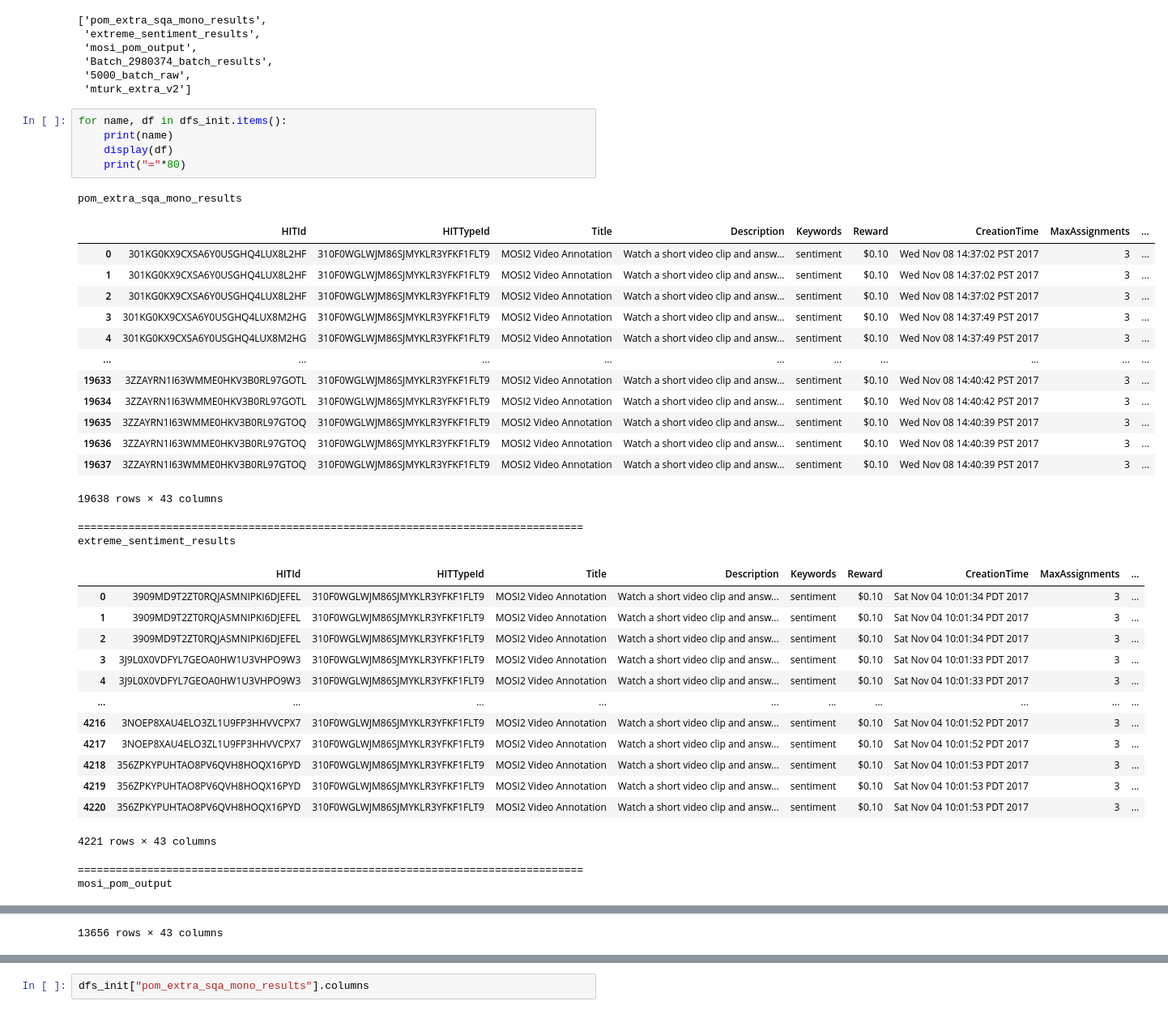
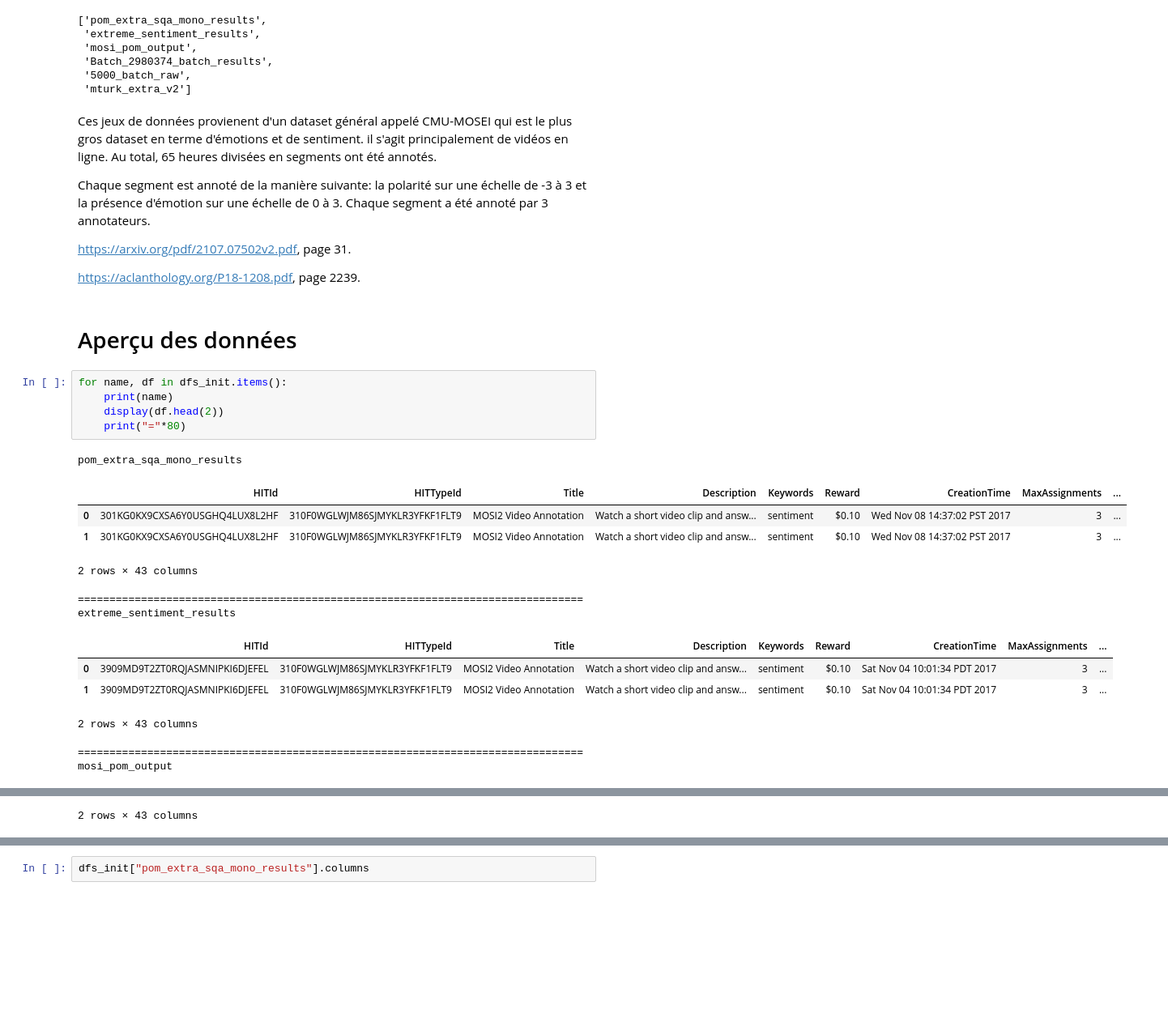
Before and after one commit to phgz/emotion, a Jupyter notebook: notebooks/labels-eda.ipynb, the cells around one changed output, grey strips where cells are left out. Shown at 81% size. Saved outputs shown, nothing was run; the diff lists cells and outputs as text; blank space fills up the shorter version.

```diff
--- a/notebooks/labels-eda.ipynb
+++ b/notebooks/labels-eda.ipynb
@@ -22,41 +31,33 @@ list(dfs_init.keys())
  'Batch_2980374_batch_results',
  '5000_batch_raw',
  'mturk_extra_v2']
+# %% [markdown]
+Ces jeux de données provienent d'un dataset général appelé CMU-MOSEI qui est le plus gros dataset en terme d'émotions et de sentiment. il s'agit principalement de vidéos en ligne. Au total, 65 heures divisées en segments ont été annotés.
+
+Chaque segment est annoté de la manière suivante: la polarité sur une échelle de -3 à 3 et la présence d'émotion sur une échelle de 0 à 3. Chaque segment a été annoté par 3 annotateurs.
+
+https://arxiv.org/pdf/2107.07502v2.pdf, page 31.
+
+https://aclanthology.org/P18-1208.pdf, page 2239.
+# %% [markdown]
+# Aperçu des données
 # %%
 for name, df in dfs_init.items():
     print(name)
-    display(df)
+    display(df.head(2))
     print("="*80)
 # %% [output]
 pom_extra_sqa_mono_results
 |  | HITId | HITTypeId | Title | Description | Keywords | Reward | CreationTime | MaxAssignments | ... |
 | 0 | 301KG0KX9CXSA6Y0USGHQ4LUX8L2HF | 310F0WGLWJM86SJMYKLR3YFKF1FLT9 | MOSI2 Video Annotation | Watch a short video clip and answ... | sentiment | $0.10 | Wed Nov 08 14:37:02 PST 2017 | 3 | ... |
 | 1 | 301KG0KX9CXSA6Y0USGHQ4LUX8L2HF | 310F0WGLWJM86SJMYKLR3YFKF1FLT9 | MOSI2 Video Annotation | Watch a short video clip and answ... | sentiment | $0.10 | Wed Nov 08 14:37:02 PST 2017 | 3 | ... |
-| 2 | 301KG0KX9CXSA6Y0USGHQ4LUX8L2HF | 310F0WGLWJM86SJMYKLR3YFKF1FLT9 | MOSI2 Video Annotation | Watch a short video clip and answ... | sentiment | $0.10 | Wed Nov 08 14:37:02 PST 2017 | 3 | ... |
-| 3 | 301KG0KX9CXSA6Y0USGHQ4LUX8M2HG | 310F0WGLWJM86SJMYKLR3YFKF1FLT9 | MOSI2 Video Annotation | Watch a short video clip and answ... | sentiment | $0.10 | Wed Nov 08 14:37:49 PST 2017 | 3 | ... |
-| 4 | 301KG0KX9CXSA6Y0USGHQ4LUX8M2HG | 310F0WGLWJM86SJMYKLR3YFKF1FLT9 | MOSI2 Video Annotation | Watch a short video clip and answ... | sentiment | $0.10 | Wed Nov 08 14:37:49 PST 2017 | 3 | ... |
-| ... | ... | ... | ... | ... | ... | ... | ... | ... | ... |
-| 19633 | 3ZZAYRN1I63WMME0HKV3B0RL97GOTL | 310F0WGLWJM86SJMYKLR3YFKF1FLT9 | MOSI2 Video Annotation | Watch a short video clip and answ... | sentiment | $0.10 | Wed Nov 08 14:40:42 PST 2017 | 3 | ... |
-| 19634 | 3ZZAYRN1I63WMME0HKV3B0RL97GOTL | 310F0WGLWJM86SJMYKLR3YFKF1FLT9 | MOSI2 Video Annotation | Watch a short video clip and answ... | sentiment | $0.10 | Wed Nov 08 14:40:42 PST 2017 | 3 | ... |
-| 19635 | 3ZZAYRN1I63WMME0HKV3B0RL97GTOQ | 310F0WGLWJM86SJMYKLR3YFKF1FLT9 | MOSI2 Video Annotation | Watch a short video clip and answ... | sentiment | $0.10 | Wed Nov 08 14:40:39 PST 2017 | 3 | ... |
-| 19636 | 3ZZAYRN1I63WMME0HKV3B0RL97GTOQ | 310F0WGLWJM86SJMYKLR3YFKF1FLT9 | MOSI2 Video Annotation | Watch a short video clip and answ... | sentiment | $0.10 | Wed Nov 08 14:40:39 PST 2017 | 3 | ... |
-| 19637 | 3ZZAYRN1I63WMME0HKV3B0RL97GTOQ | 310F0WGLWJM86SJMYKLR3YFKF1FLT9 | MOSI2 Video Annotation | Watch a short video clip and answ... | sentiment | $0.10 | Wed Nov 08 14:40:39 PST 2017 | 3 | ... |
-19638 rows × 43 columns
+2 rows × 43 columns
 ================================================================================
 extreme_sentiment_results
 |  | HITId | HITTypeId | Title | Description | Keywords | Reward | CreationTime | MaxAssignments | ... |
 | 0 | 3909MD9T2ZT0RQJASMNIPKI6DJEFEL | 310F0WGLWJM86SJMYKLR3YFKF1FLT9 | MOSI2 Video Annotation | Watch a short video clip and answ... | sentiment | $0.10 | Sat Nov 04 10:01:34 PDT 2017 | 3 | ... |
 | 1 | 3909MD9T2ZT0RQJASMNIPKI6DJEFEL | 310F0WGLWJM86SJMYKLR3YFKF1FLT9 | MOSI2 Video Annotation | Watch a short video clip and answ... | sentiment | $0.10 | Sat Nov 04 10:01:34 PDT 2017 | 3 | ... |
-| 2 | 3909MD9T2ZT0RQJASMNIPKI6DJEFEL | 310F0WGLWJM86SJMYKLR3YFKF1FLT9 | MOSI2 Video Annotation | Watch a short video clip and answ... | sentiment | $0.10 | Sat Nov 04 10:01:34 PDT 2017 | 3 | ... |
-| 3 | 3J9L0X0VDFYL7GEOA0HW1U3VHPO9W3 | 310F0WGLWJM86SJMYKLR3YFKF1FLT9 | MOSI2 Video Annotation | Watch a short video clip and answ... | sentiment | $0.10 | Sat Nov 04 10:01:33 PDT 2017 | 3 | ... |
-| 4 | 3J9L0X0VDFYL7GEOA0HW1U3VHPO9W3 | 310F0WGLWJM86SJMYKLR3YFKF1FLT9 | MOSI2 Video Annotation | Watch a short video clip and answ... | sentiment | $0.10 | Sat Nov 04 10:01:33 PDT 2017 | 3 | ... |
-| ... | ... | ... | ... | ... | ... | ... | ... | ... | ... |
-| 4216 | 3NOEP8XAU4ELO3ZL1U9FP3HHVVCPX7 | 310F0WGLWJM86SJMYKLR3YFKF1FLT9 | MOSI2 Video Annotation | Watch a short video clip and answ... | sentiment | $0.10 | Sat Nov 04 10:01:52 PDT 2017 | 3 | ... |
-| 4217 | 3NOEP8XAU4ELO3ZL1U9FP3HHVVCPX7 | 310F0WGLWJM86SJMYKLR3YFKF1FLT9 | MOSI2 Video Annotation | Watch a short video clip and answ... | sentiment | $0.10 | Sat Nov 04 10:01:52 PDT 2017 | 3 | ... |
-| 4218 | 356ZPKYPUHTAO8PV6QVH8HOQX16PYD | 310F0WGLWJM86SJMYKLR3YFKF1FLT9 | MOSI2 Video Annotation | Watch a short video clip and answ... | sentiment | $0.10 | Sat Nov 04 10:01:53 PDT 2017 | 3 | ... |
-| 4219 | 356ZPKYPUHTAO8PV6QVH8HOQX16PYD | 310F0WGLWJM86SJMYKLR3YFKF1FLT9 | MOSI2 Video Annotation | Watch a short video clip and answ... | sentiment | $0.10 | Sat Nov 04 10:01:53 PDT 2017 | 3 | ... |
-| 4220 | 356ZPKYPUHTAO8PV6QVH8HOQX16PYD | 310F0WGLWJM86SJMYKLR3YFKF1FLT9 | MOSI2 Video Annotation | Watch a short video clip and answ... | sentiment | $0.10 | Sat Nov 04 10:01:53 PDT 2017 | 3 | ... |
-4221 rows × 43 columns
+2 rows × 43 columns
 ================================================================================
 mosi_pom_output
 |  | HITId | HITTypeId | Title | Description | Keywords | Reward | CreationTime | MaxAssignments | ... |
@@ -74,4 +66,4 @@ mosi_pom_output
-13656 rows × 43 columns
+2 rows × 43 columns
 ================================================================================
 Batch_2980374_batch_results
 |  | HITId | HITTypeId | Title | Description | Keywords | Reward | CreationTime | MaxAssignments | ... |
```
Also changed, not shown: parts of 58 cells of this notebook.
